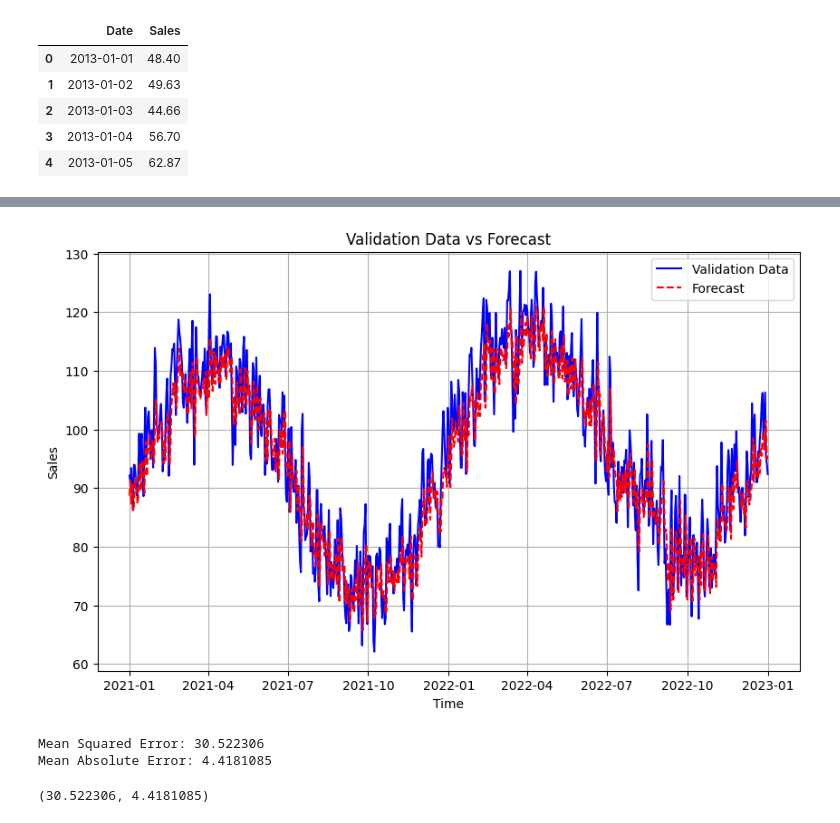
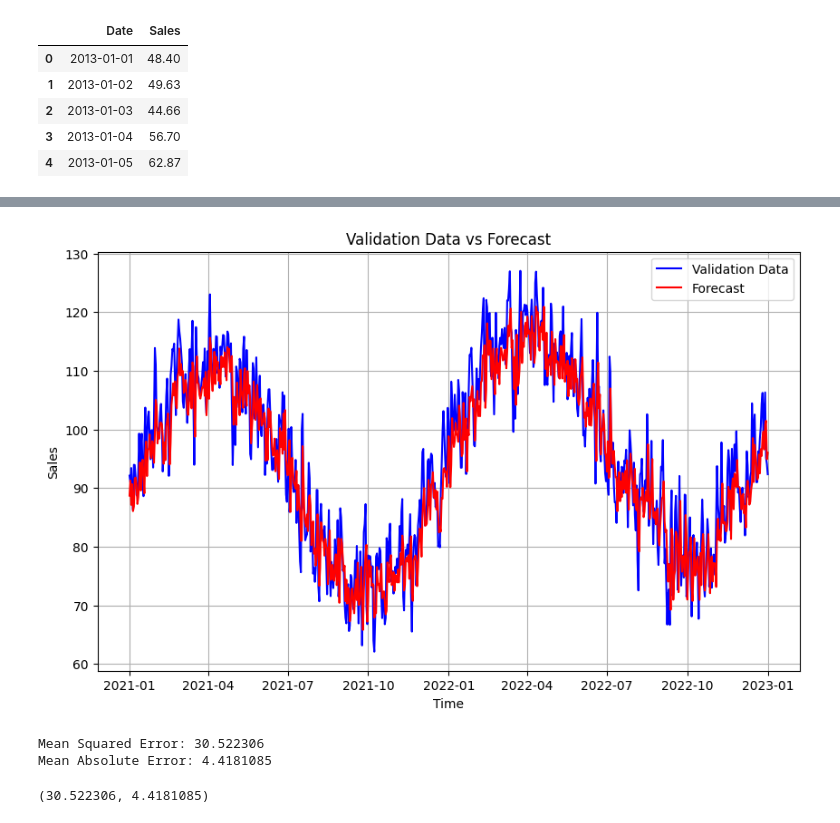
Before and after one commit to PacktPublishing/TensorFlow-Developer-Certificate-Guide, a Jupyter notebook: Chapter 12/Time__series__forecasting__with__machine__learning.ipynb, the cells around one changed output, grey strips where cells are left out. Cells and saved outputs as stored; diff of their text form; code cells hidden in the pictures.

```diff
--- a/Chapter 12/Time__series__forecasting__with__machine__learning.ipynb
+++ b/Chapter 12/Time__series__forecasting__with__machine__learning.ipynb
@@ -208,29 +208,29 @@ results = np.array(forecast)[:, 0, 0]
 # %%
 def plot_forecast(valid_time, valid_data, forecast_data):
     plt.figure(figsize=(10, 6))
     plt.plot(valid_time, valid_data, label="Validation Data", color='blue')
-    plt.plot(valid_time, forecast_data, label="Forecast", color='red', linestyle='--')
+    plt.plot(valid_time, forecast_data, label="Forecast", color='red')
     plt.legend()
     plt.xlabel("Time")
     plt.ylabel("Sales")
     plt.title("Validation Data vs Forecast")
     plt.grid(True)
     plt.show()
 
 plot_forecast(time_valid, x_valid, results)
 
 
 def calculate_errors(y_true, y_pred):
     mse = tf.keras.metrics.mean_squared_error(y_true, y_pred).numpy()
     mae = tf.keras.metrics.mean_absolute_error(y_true, y_pred).numpy()
     print('Mean Squared Error:', mse)
     print('Mean Absolute Error:', mae)
     return mse, mae
 
 # Calculate and print the errors
 calculate_errors(x_valid, results)
 # %% [output]
-[figure, old version]
+[figure, new version]
 Mean Squared Error: 30.522306
 Mean Absolute Error: 4.4181085
 (30.522306, 4.4181085)
```
Also changed, not shown: 1 other file.
